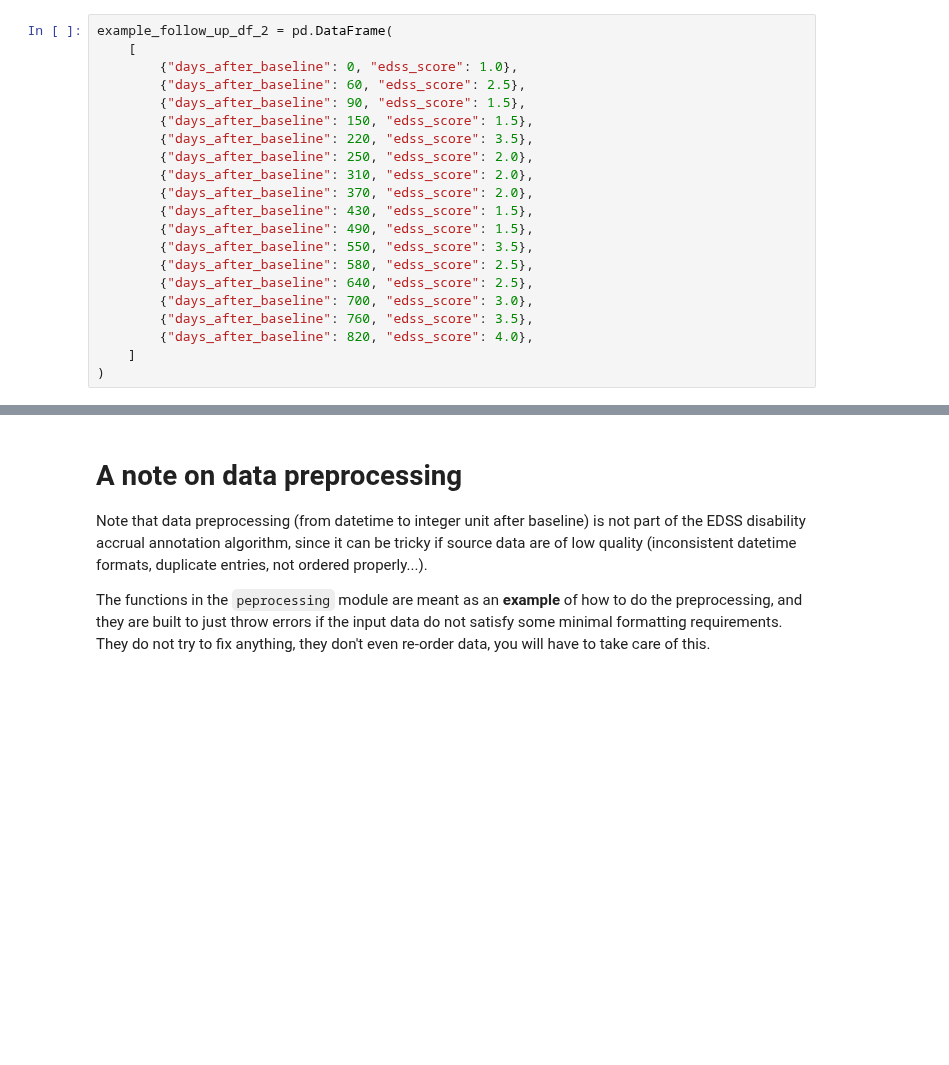
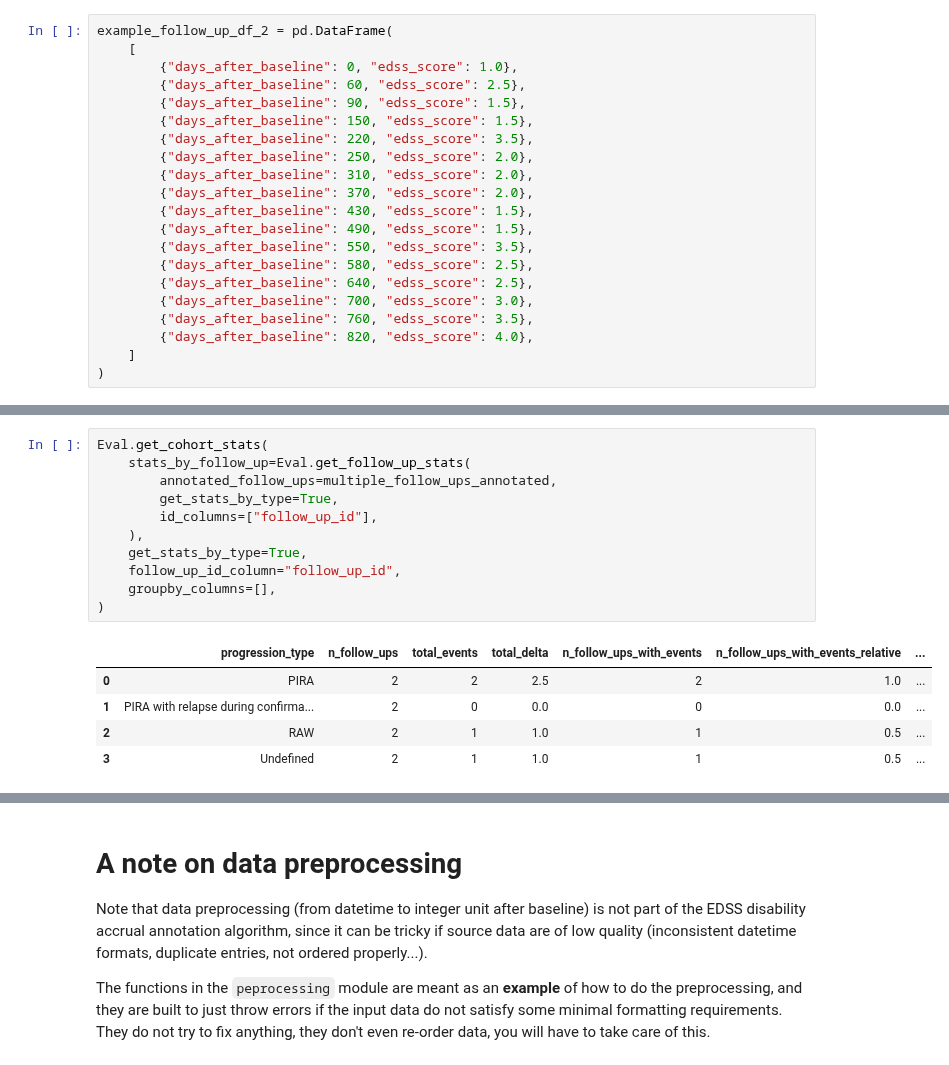
Before and after one commit to drstrupf/multiple-sclerosis-disability-progression, a Jupyter notebook: tutorial.ipynb, the cells around one changed output, grey strips where cells are left out. Drawn from its saved outputs; the diff is of its cells as text; blank space fills up the shorter version.

```diff
--- a/tutorial.ipynb
+++ b/tutorial.ipynb
@@ -201,0 +363,17 @@ plt.show()
+# %%
+Eval.get_cohort_stats(
+    stats_by_follow_up=Eval.get_follow_up_stats(
+        annotated_follow_ups=multiple_follow_ups_annotated,
+        get_stats_by_type=True,
+        id_columns=["follow_up_id"],
+    ),
+    get_stats_by_type=True,
+    follow_up_id_column="follow_up_id",
+    groupby_columns=[],
+)
+# %% [output]
+|  | progression_type | n_follow_ups | total_events | total_delta | n_follow_ups_with_events | n_follow_ups_with_events_relative | ... |
+| 0 | PIRA | 2 | 2 | 2.5 | 2 | 1.0 | ... |
+| 1 | PIRA with relapse during confirma... | 2 | 0 | 0.0 | 0 | 0.0 | ... |
+| 2 | RAW | 2 | 1 | 1.0 | 1 | 0.5 | ... |
+| 3 | Undefined | 2 | 1 | 1.0 | 1 | 0.5 | ... |
```
Also changed, not shown: parts of 37 cells of this notebook, 1 other file.
